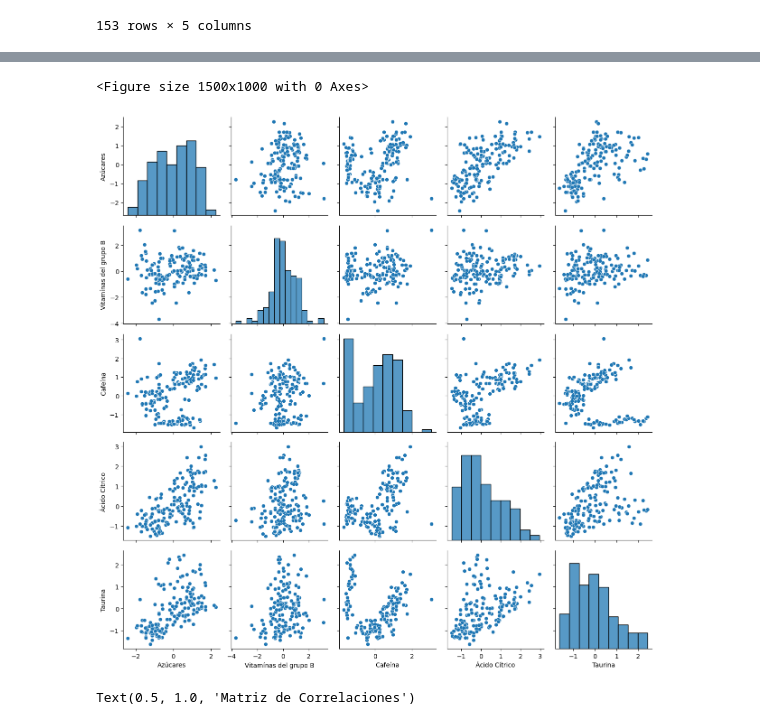
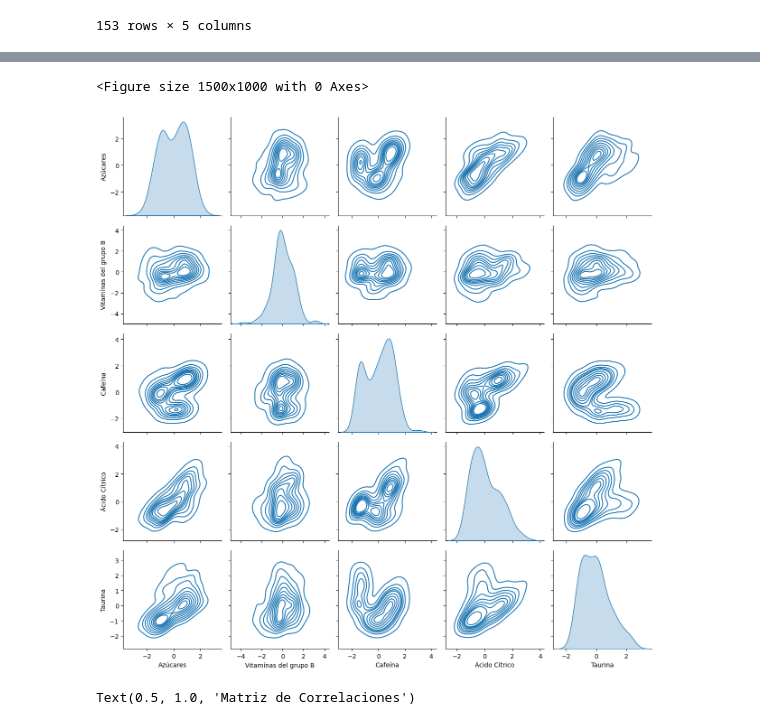
Before and after one commit to ChiaraTot/ONLINE_DS_THEBRIDGE_CHIARA, a Jupyter notebook: Practicas_Obligatorias/SP13-2_Practica_Obligatoria_ML_NoSupervisado_Clustering_II/18_Practica_Obligatoria_Clustering_II.ipynb, the cells around one changed output, grey strips where cells are left out. Drawn from its saved outputs; the diff is of its cells as text; code cells hidden in the pictures.

```diff
--- a/Practicas_Obligatorias/SP13-2_Practica_Obligatoria_ML_NoSupervisado_Clustering_II/18_Practica_Obligatoria_Clustering_II.ipynb
+++ b/Practicas_Obligatorias/SP13-2_Practica_Obligatoria_ML_NoSupervisado_Clustering_II/18_Practica_Obligatoria_Clustering_II.ipynb
@@ -90,10 +93,10 @@ df.describe()
 # %%
 plt.figure(figsize=(15, 10))
-sns.pairplot(df)
+sns.pairplot(df, kind = 'kde')
 plt.tight_layout()
 # %% [output]
 <Figure size 1500x1000 with 0 Axes>
-[figure, old version]
+[figure, new version]
 # %%
 # 3. Mini EDA y selección de features
 correlations = df.corr()
```
Also changed, not shown: parts of 9 cells of this notebook, 28 other files.
